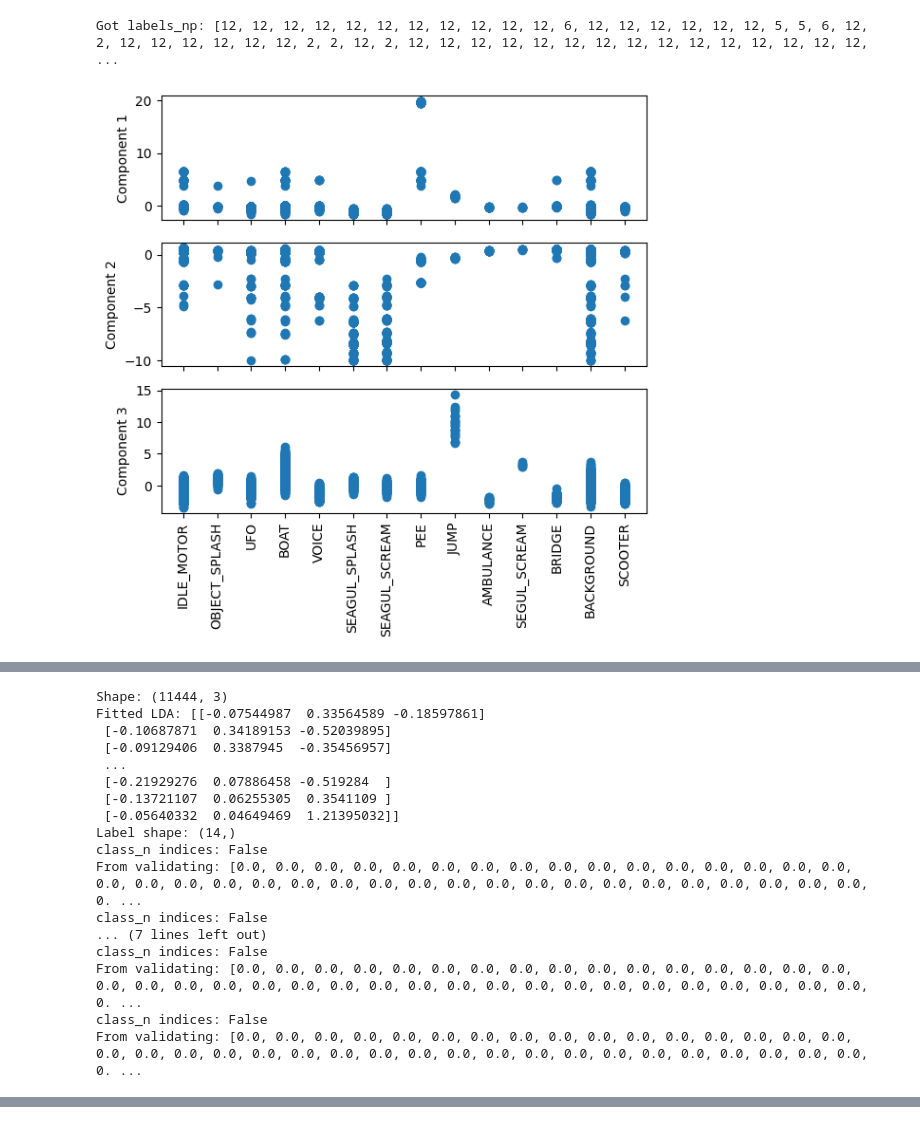
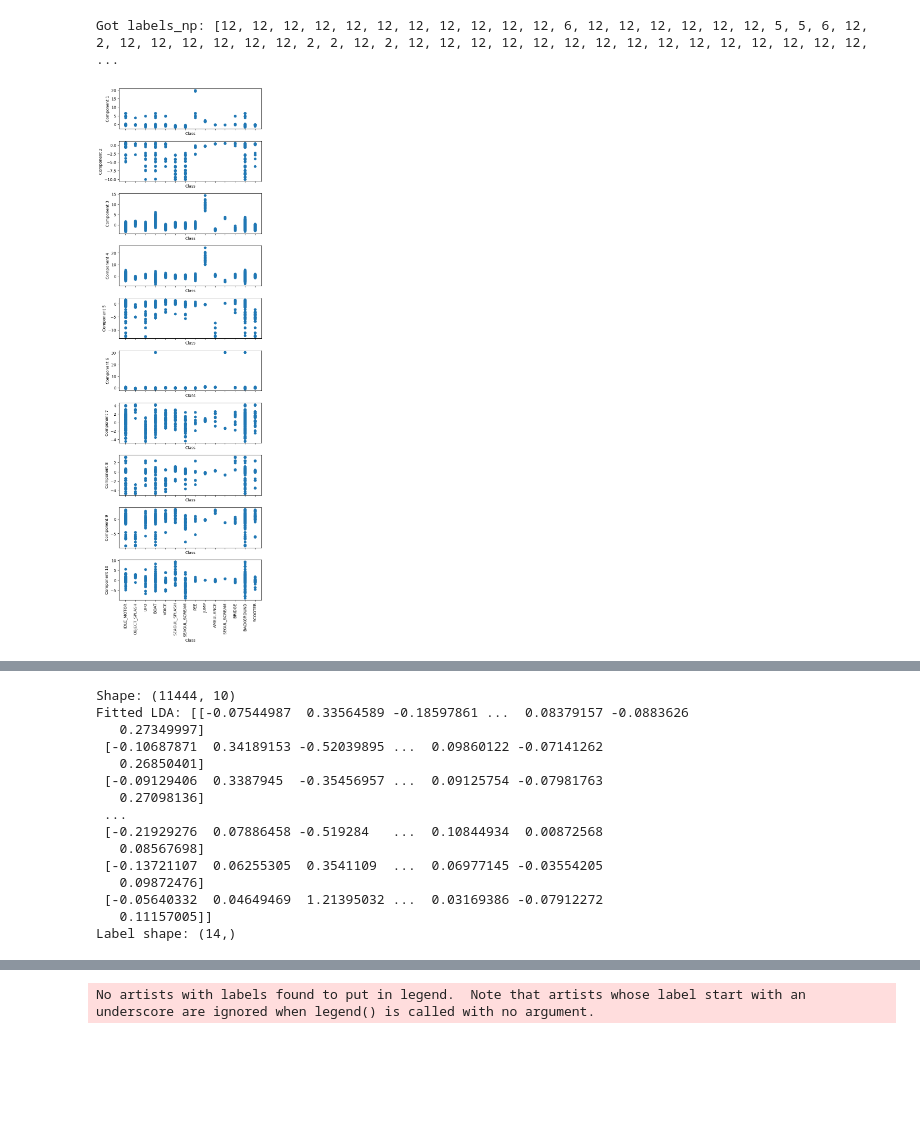
Before and after one commit to CE8-ComputerEng/semester-project, a Jupyter notebook: LDA_data.ipynb, the cells around one changed output, grey strips where cells are left out. Drawn from its saved outputs; the diff is of its cells as text; code cells hidden in the pictures; blank space fills up the shorter version.

Commit message:
LDA component compare with colors

```diff
--- a/LDA_data.ipynb
+++ b/LDA_data.ipynb
@@ -92,44 +92,60 @@ Got labels_np: [12, 12, 12, 12, 12, 12, 12, 12, 12, 12, 12, 6, 12, 12, 12, 12, 1
 # %%
 data_flatten = np.reshape(data_np, (len(data_np), -1))
 
-LDA = LinearDiscriminantAnalysis(n_components=3)
+LDA = LinearDiscriminantAnalysis(n_components=10)
 fitted_LDA = LDA.fit_transform(data_flatten, data_labels)
 # %%
 num_components = fitted_LDA.shape[1]
 fig, axs = plt.subplots(num_components, 1, figsize=(6, 2*num_components), sharex=True)
 
 for i in range(num_components):
     axs[i].scatter(data_labels, fitted_LDA[:, i])
     axs[i].set_ylabel(f"Component {i+1}")
     axs[i].set_xticks(range(len(classes_get)))
     axs[i].set_xticklabels(classes_get, rotation=90)
+    axs[i].set_xlabel("Class")
 
 plt.tight_layout()
 plt.show()
+
 
 # Showing the LDA components on
 fig, ax = plt.subplots()
 colors = plt.cm.tab20(np.linspace(0, 1, 20))
 
 print("Shape:", np.shape(fitted_LDA))
 print("Fitted LDA:", fitted_LDA)
 print("Label shape:", np.shape(classes_get))
 
 ax.scatter(fitted_LDA[:, 0], fitted_LDA[:, 1])
 
-for class_n in range(len(classes_get)):
-    indices = data_labels == class_n
-    print("class_n","indices:",indices)
-    print("From validating:",data_labels,"To:",class_n)
-    ax.scatter(fitted_LDA[indices, 0], fitted_LDA[indices, 1], label=classes_get[class_n], alpha=0.5, c=colors[class_n])
-
 ax.set_xlabel('LDA Component 1')
 ax.set_ylabel('LDA Component 2')
 
 # ax.set_xlim([np.min(fitted_LDA[:, 0]), np.max(fitted_LDA[:, 0])])
 # ax.set_ylim([np.min(fitted_LDA[:, 1]), np.max(fitted_LDA[:, 1])])
 
 ax.legend()
 plt.show()
+
+# Plots the third and forth component of the LDA
+fig, ax = plt.subplots()
+colors = plt.cm.tab20(np.linspace(0, 1, 20))
+
+label_ints = [np.where(np.unique(data_labels) == label)[0][0] for label in data_labels]
+
+scatter = ax.scatter(fitted_LDA[:, 2], fitted_LDA[:, 3], c=label_ints, cmap='tab20', alpha=0.5)
+
+# Add labels and legend
+ax.set_xlabel('LDA Component 3')
+ax.set_ylabel('LDA Component 4')
+ax.legend()
+
+# Add colorbar
+cbar = plt.colorbar(scatter, ticks=np.arange(len(classes_get)))
+cbar.ax.set_yticklabels(classes_get)
+
+# Show the plot
+plt.show()
 # %% [output]
-[figure, old version]
+[figure, new version]
@@ -150,17 +153,15 @@ plt.show()
-Shape: (11444, 3)
-Fitted LDA: [[-0.07544987  0.33564589 -0.18597861]
- [-0.10687871  0.34189153 -0.52039895]
- [-0.09129406  0.3387945  -0.35456957]
+Shape: (11444, 10)
+Fitted LDA: [[-0.07544987  0.33564589 -0.18597861 ...  0.08379157 -0.0883626
+   0.27349997]
+ [-0.10687871  0.34189153 -0.52039895 ...  0.09860122 -0.07141262
+   0.26850401]
+ [-0.09129406  0.3387945  -0.35456957 ...  0.09125754 -0.07981763
+   0.27098136]
  ...
- [-0.21929276  0.07886458 -0.519284  ]
- [-0.13721107  0.06255305  0.3541109 ]
- [-0.05640332  0.04649469  1.21395032]]
+ [-0.21929276  0.07886458 -0.519284   ...  0.10844934  0.00872568
+   0.08567698]
+ [-0.13721107  0.06255305  0.3541109  ...  0.06977145 -0.03554205
+   0.09872476]
+ [-0.05640332  0.04649469  1.21395032 ...  0.03169386 -0.07912272
+   0.11157005]]
 Label shape: (14,)
-class_n indices: False
-From validating: [0.0, 0.0, 0.0, 0.0, 0.0, 0.0, 0.0, 0.0, 0.0, 0.0, 0.0, 0.0, 0.0, 0.0, 0.0, 0.0, 0.0, 0.0, 0.0, 0.0, 0.0, 0.0, 0.0, 0.0, 0.0, 0.0, 0.0, 0.0, 0.0, 0.0, 0.0, 0.0, 0.0, 0.0, 0.0, 0.0, 0. ...
-class_n indices: False
-... (7 lines left out)
-class_n indices: False
-From validating: [0.0, 0.0, 0.0, 0.0, 0.0, 0.0, 0.0, 0.0, 0.0, 0.0, 0.0, 0.0, 0.0, 0.0, 0.0, 0.0, 0.0, 0.0, 0.0, 0.0, 0.0, 0.0, 0.0, 0.0, 0.0, 0.0, 0.0, 0.0, 0.0, 0.0, 0.0, 0.0, 0.0, 0.0, 0.0, 0.0, 0. ...
-class_n indices: False
-From validating: [0.0, 0.0, 0.0, 0.0, 0.0, 0.0, 0.0, 0.0, 0.0, 0.0, 0.0, 0.0, 0.0, 0.0, 0.0, 0.0, 0.0, 0.0, 0.0, 0.0, 0.0, 0.0, 0.0, 0.0, 0.0, 0.0, 0.0, 0.0, 0.0, 0.0, 0.0, 0.0, 0.0, 0.0, 0.0, 0.0, 0. ...
@@ -167,0 +169 @@ From validating: [0.0, 0.0, 0.0, 0.0, 0.0, 0.0, 0.0, 0.0, 0.0, 0.0, 0.0, 0.0, 0.
+No artists with labels found to put in legend.  Note that artists whose label start with an underscore are ignored when legend() is called with no argument.
```
Also changed, not shown: parts of 1 cell of this notebook.
